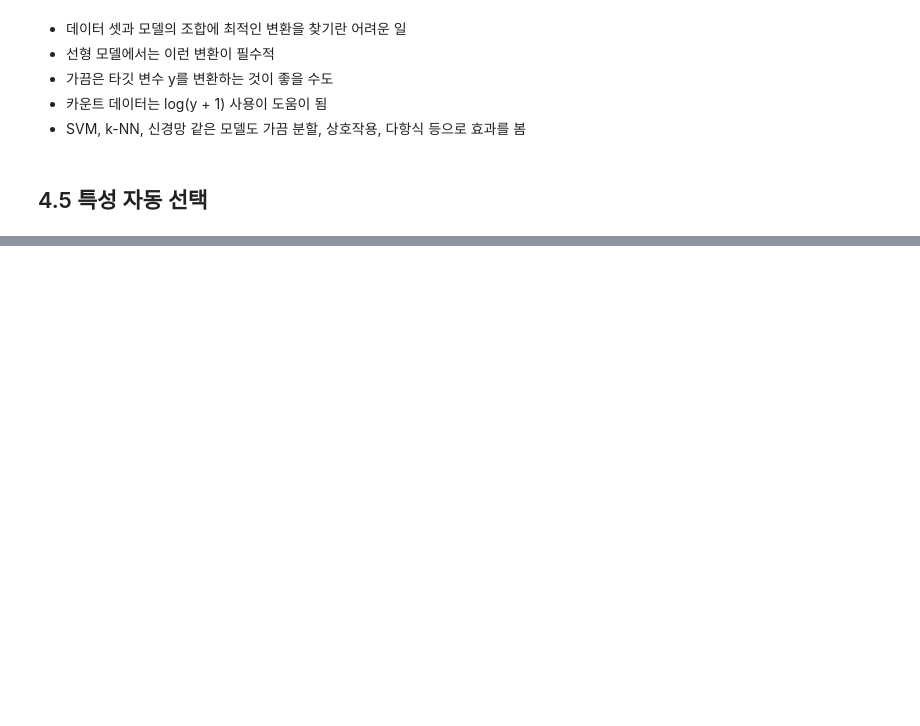
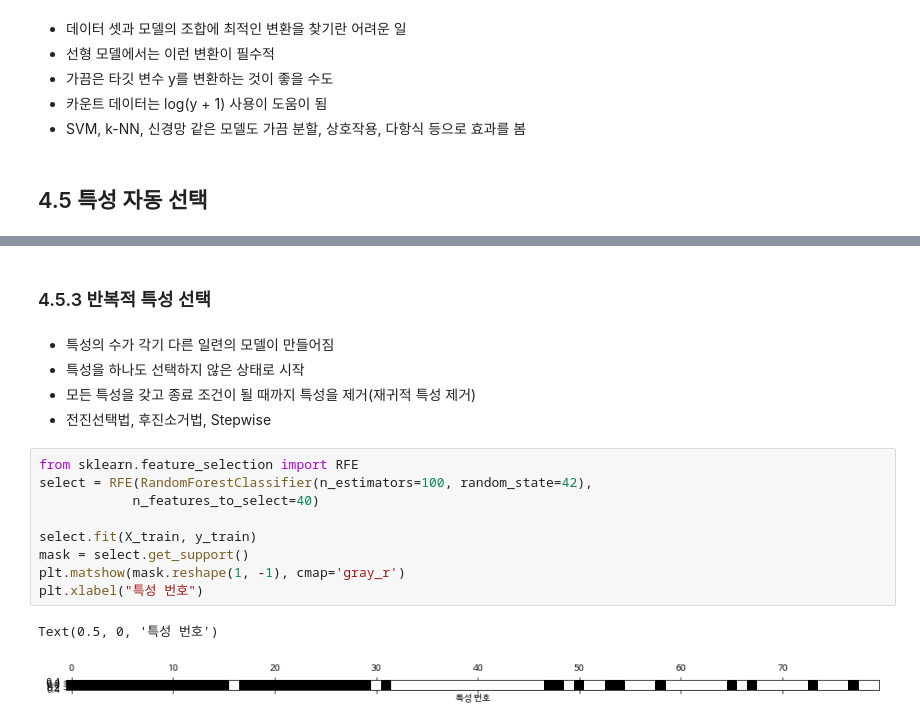
Before and after one commit to skz2356/Pycode, a Jupyter notebook: Introduction_ML/IML_4.ipynb, the cells around one changed output, grey strips where cells are left out. Drawn from its saved outputs; the diff is of its cells as text; blank space fills up the shorter version.

```diff
--- a/Introduction_ML/IML_4.ipynb
+++ b/Introduction_ML/IML_4.ipynb
@@ -479,0 +593,19 @@ print("테스트 점수: {:.3f}".format(score))
+# %% [markdown]
+### 4.5.3 반복적 특성 선택
+# %% [markdown]
+- 특성의 수가 각기 다른 일련의 모델이 만들어짐
+- 특성을 하나도 선택하지 않은 상태로 시작
+- 모든 특성을 갖고 종료 조건이 될 때까지 특성을 제거(재귀적 특성 제거)
+- 전진선택법, 후진소거법, Stepwise
+# %%
+from sklearn.feature_selection import RFE
+select = RFE(RandomForestClassifier(n_estimators=100, random_state=42),
+            n_features_to_select=40)
+
+select.fit(X_train, y_train)
+mask = select.get_support()
+plt.matshow(mask.reshape(1, -1), cmap='gray_r')
+plt.xlabel("특성 번호")
+# %% [output]
+Text(0.5, 0, '특성 번호')
+[figure, added]
```
Also changed, not shown: parts of 50 cells of this notebook, 2 other files.
